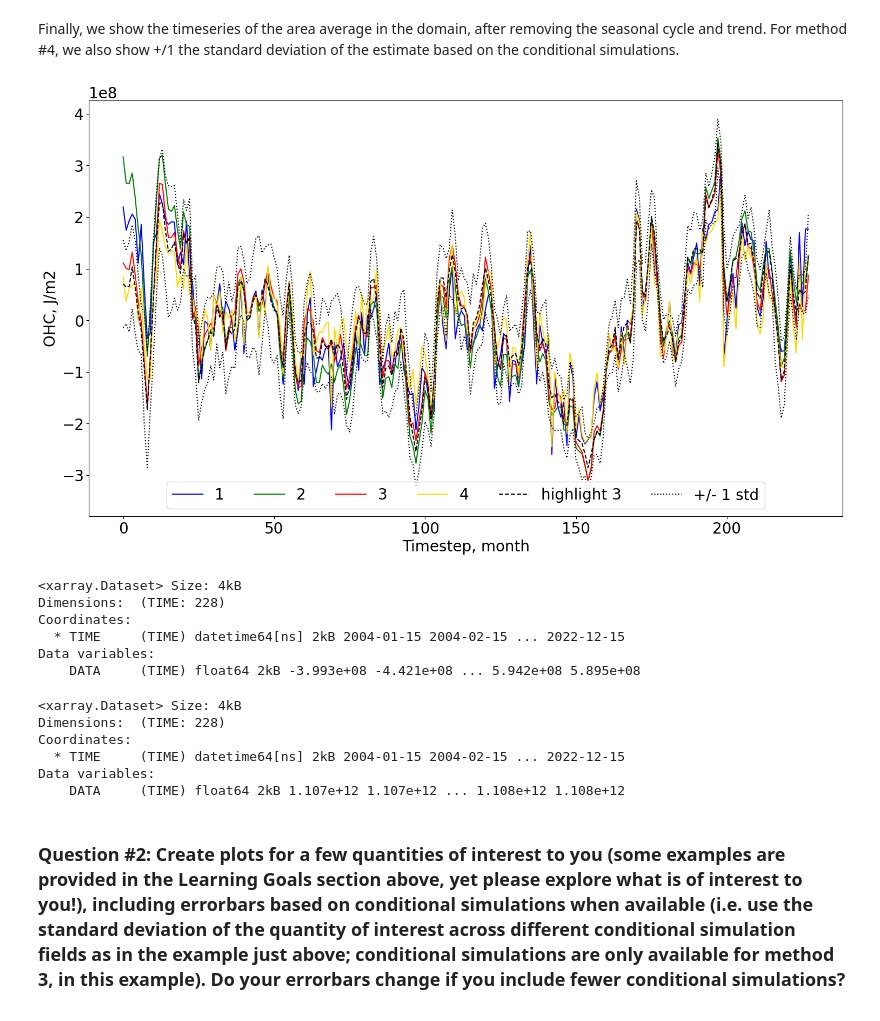
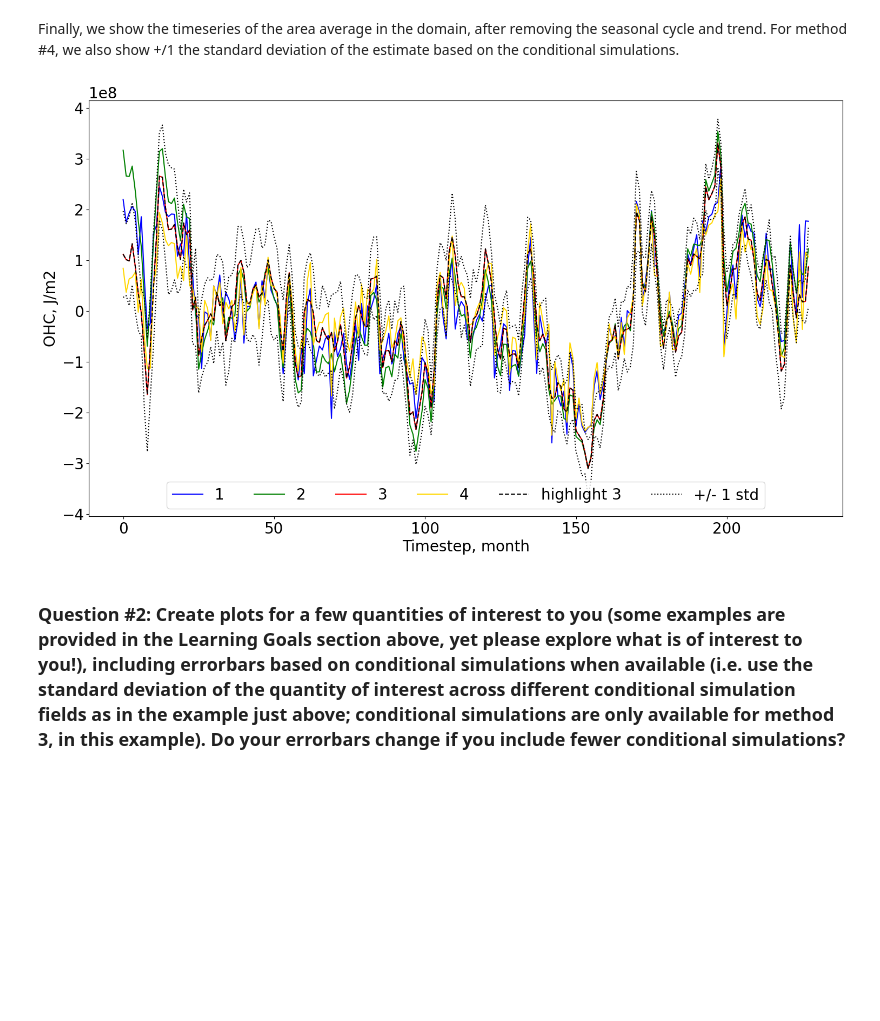
Before and after one commit to selipot/OceanUQ_summer_school2024_activity, a Jupyter notebook: UQ_summer_school2024_mapping.ipynb, the cells around one changed output. Drawn from its saved outputs; the diff is of its cells as text; code cells hidden in the pictures; blank space fills up the shorter version.

```diff
--- a/UQ_summer_school2024_mapping.ipynb
+++ b/UQ_summer_school2024_mapping.ipynb
@@ -147,49 +147,31 @@ Finally, we show the timeseries of the area average in the domain, after removin
 # %%
 # redo the same anomaly plot, now after removing the trend and including errorbars for one method: how would the plot look like if you used fewer conditional simulations?
 plt.figure(figsize=(18, 10))
 plt.rc('font', size=20)
 
 for i,i_ds in enumerate(ds.keys()):
     d_1d = xarray_regional_mean(ds[i_ds], form='area').DATA.groupby('TIME.month').apply(remove_time_mean).to_dataset().apply(detrend).DATA
 
     plt.plot(d_1d,color=cols[i])
 
-d_1d = xarray_regional_mean(ds['dataset'+str(tag_method_with_CondSim)], form='area').apply(detrend).DATA.groupby('TIME.month').apply(remove_time_mean)
+d_1d = xarray_regional_mean(ds['dataset'+str(tag_method_with_CondSim)], form='area').DATA.groupby('TIME.month').apply(remove_time_mean).to_dataset().apply(detrend).DATA
 
-d_1d_CondSim = xarray_regional_mean(ds_CondSim['dataset'+str(tag_method_with_CondSim)], form='area').apply(detrend).DATA.groupby('TIME.month').apply(remove_time_mean)
+d_1d_CondSim = xarray_regional_mean(ds_CondSim['dataset'+str(tag_method_with_CondSim)], form='area').DATA.groupby('TIME.month').apply(remove_time_mean).to_dataset().apply(detrend).DATA
 
 plt.plot(d_1d,color='k',linestyle='--')
 plt.plot(d_1d-d_1d_CondSim.std(dim='record'),color='k',linestyle=':')
 plt.plot(d_1d+d_1d_CondSim.std(dim='record'),color='k',linestyle=':')
 
 tag_datasets_all = copy.deepcopy(tag_datasets)
 tag_datasets_all.append('highlight '+str(tag_method_with_CondSim))
 tag_datasets_all.append( '+/- 1 std')
 
 plt.legend(tag_datasets_all,ncol=len(tag_datasets_all),loc='lower center')
 plt.xlabel('Timestep, month')
 plt.ylabel('OHC, J/m2')
 plt.show()
 # %% [output]
-[figure, old version]
+[figure, new version]
-# %%
-xarray_regional_mean(ds[i_ds], form='area').DATA.groupby('TIME.month').apply(remove_time_mean).to_dataset()
-# %% [output]
-<xarray.Dataset> Size: 4kB
-Dimensions:  (TIME: 228)
-Coordinates:
-  * TIME     (TIME) datetime64[ns] 2kB 2004-01-15 2004-02-15 ... 2022-12-15
-Data variables:
-    DATA     (TIME) float64 2kB -3.993e+08 -4.421e+08 ... 5.942e+08 5.895e+08
-# %%
-xarray_regional_mean(ds[i_ds], form='area')
-# %% [output]
-<xarray.Dataset> Size: 4kB
-Dimensions:  (TIME: 228)
-Coordinates:
-  * TIME     (TIME) datetime64[ns] 2kB 2004-01-15 2004-02-15 ... 2022-12-15
-Data variables:
-    DATA     (TIME) float64 2kB 1.107e+12 1.107e+12 ... 1.108e+12 1.108e+12
 # %% [markdown]
 ### Question #2: Create plots for a few quantities of interest to you (some examples are provided in the Learning Goals section above, yet please explore what is of interest to you!), including errorbars based on conditional simulations when available (i.e. use the standard deviation of the quantity of interest across different conditional simulation fields as in the example just above; conditional simulations are only available for method 3, in this example). Do your errorbars change if you include fewer conditional simulations?
 
```
Also changed, not shown: parts of 1 cell of this notebook.
